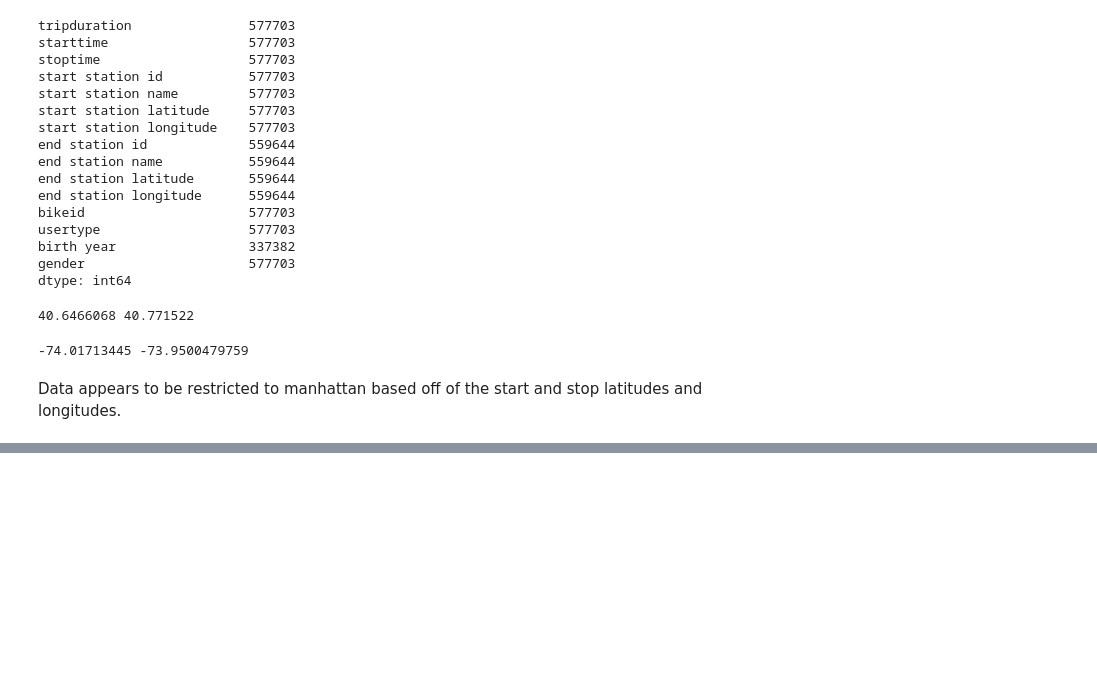
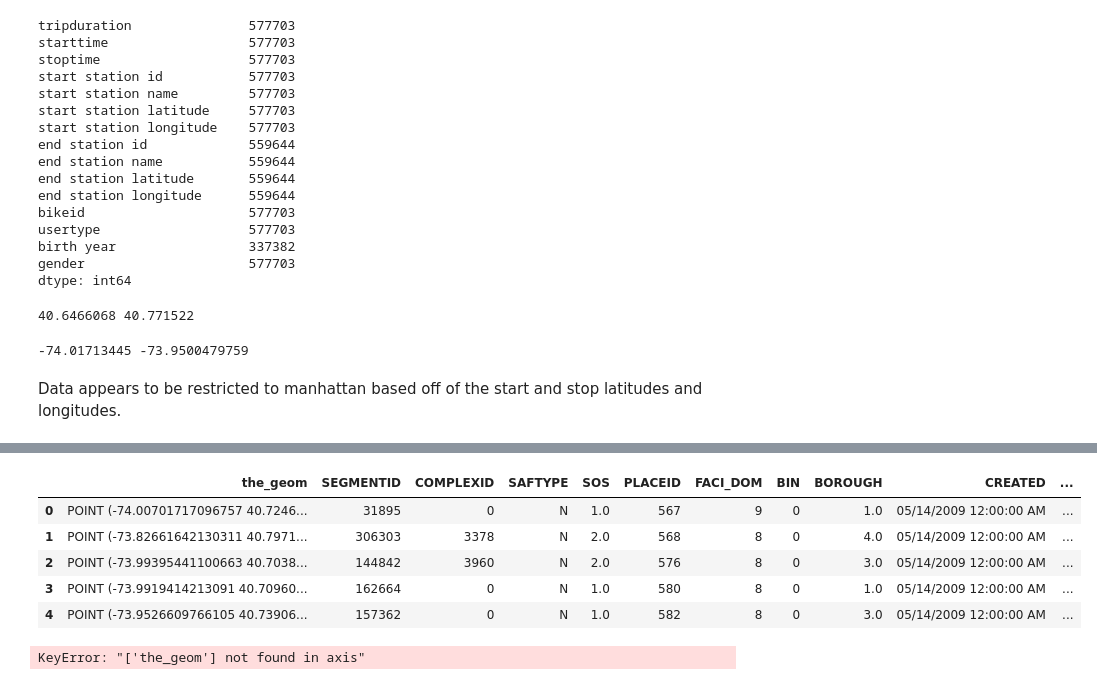
Before and after one commit to ColeDixon78/ML-Projects, a Jupyter notebook: Bike_share_project/NYC_biking.ipynb, the cells around one changed output, grey strips where cells are left out. Cells and saved outputs as stored; diff of their text form; code cells hidden in the pictures; blank space fills up the shorter version.

```diff
--- a/Bike_share_project/NYC_biking.ipynb
+++ b/Bike_share_project/NYC_biking.ipynb
@@ -111,0 +124,18 @@ KeyError: "None of [Index([
+# %%
+poi_data = pd.read_csv("Point_Of_Interest.csv")
+poi_data.head()
+# %% [output]
+|  | the_geom | SEGMENTID | COMPLEXID | SAFTYPE | SOS | PLACEID | FACI_DOM | BIN | BOROUGH | CREATED | ... |
+| 0 | POINT (-74.00701717096757 40.7246... | 31895 | 0 | N | 1.0 | 567 | 9 | 0 | 1.0 | 05/14/2009 12:00:00 AM | ... |
+| 1 | POINT (-73.82661642130311 40.7971... | 306303 | 3378 | N | 2.0 | 568 | 8 | 0 | 4.0 | 05/14/2009 12:00:00 AM | ... |
+| 2 | POINT (-73.99395441100663 40.7038... | 144842 | 3960 | N | 2.0 | 576 | 8 | 0 | 3.0 | 05/14/2009 12:00:00 AM | ... |
+| 3 | POINT (-73.9919414213091 40.70960... | 162664 | 0 | N | 1.0 | 580 | 8 | 0 | 1.0 | 05/14/2009 12:00:00 AM | ... |
+| 4 | POINT (-73.9526609766105 40.73906... | 157362 | 0 | N | 1.0 | 582 | 8 | 0 | 3.0 | 05/14/2009 12:00:00 AM | ... |
+# %%
+lat = [float(poi_data["the_geom"].loc[i].split()[1].strip("(")) for i in range(len(poi_data))]
+long = [float(poi_data["the_geom"].loc[i].split()[2].strip(")")) for i in range(len(poi_data))]
+poi_data["Latitude"] = lat
+poi_data["Longitude"] = long
+poi_data.drop(labels=["the_geom"])
+# %% [output]
+KeyError: "['the_geom'] not found in axis"
```
Also changed, not shown: parts of 6 cells of this notebook, 2 other files.
